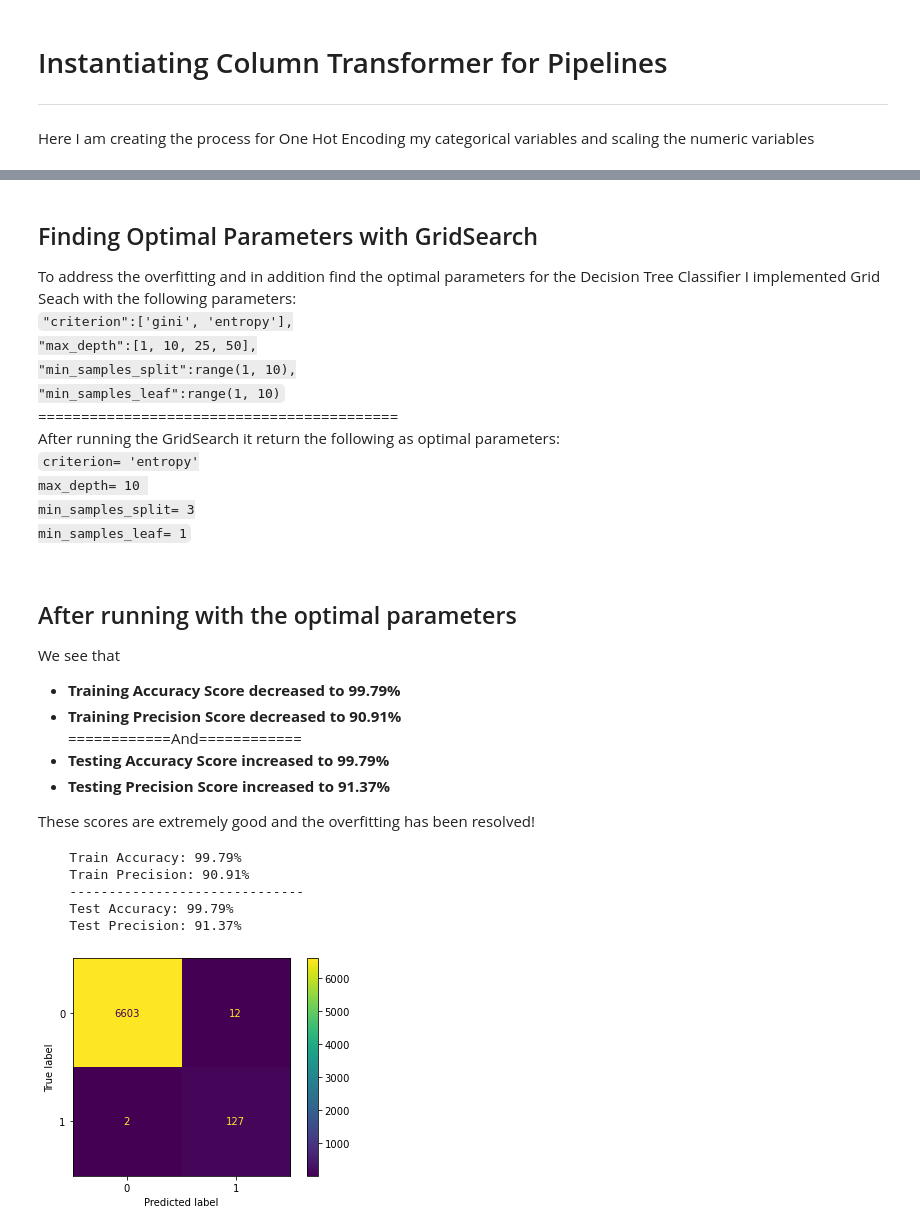
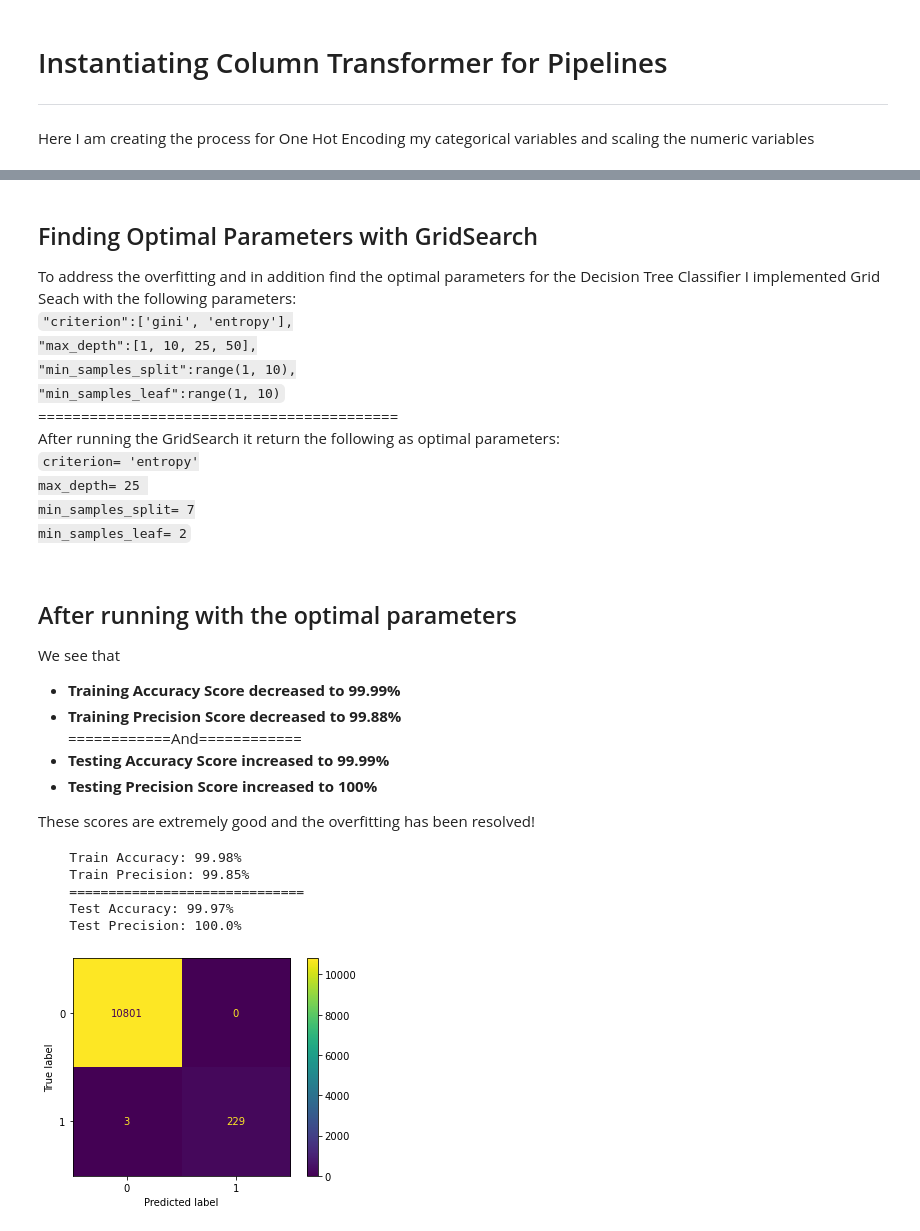
Before and after one commit to cjunhyuk/Kayak_Price_Analysis, a Jupyter notebook: Modeling.ipynb, the cells around one changed output, grey strips where cells are left out. Cells and saved outputs as stored; diff of their text form; code cells hidden in the pictures.

```diff
--- a/Modeling.ipynb
+++ b/Modeling.ipynb
@@ -326,7 +326,7 @@ model_fit_print(dtree_model, X, y)
 ==========================================<br>
 After running the GridSearch it return the following as optimal parameters:<br>
 <code>criterion= 'entropy'
-max_depth= 10
-min_samples_split= 3
-min_samples_leaf= 1</code><p>
+max_depth= 25
+min_samples_split= 7
+min_samples_leaf= 2</code><p>
 # %%
@@ -352,29 +352,29 @@ min_samples_leaf= 1</code><p>
 
 We see that
 <ul>
-    <li><b>Training Accuracy Score decreased to 99.79%</b></li>
-    <li><b>Training Precision Score decreased to 90.91%</b></li>
+    <li><b>Training Accuracy Score decreased to 99.99%</b></li>
+    <li><b>Training Precision Score decreased to 99.88%</b></li>
     ============And============
-    <li><b>Testing Accuracy Score increased to 99.79%</b></li>
-    <li><b>Testing Precision Score increased to 91.37%</b></li>
+    <li><b>Testing Accuracy Score increased to 99.99%</b></li>
+    <li><b>Testing Precision Score increased to 100%</b></li>
 </ul>
 These scores are extremely good and the overfitting has been resolved!
 # %%
 dtree_model2 = imbpipline(steps=[
     ("preprocessor", preprocessor),
     ('SMOTE', SMOTE(random_state = 32)),
-    ("dtree", DecisionTreeClassifier(criterion= 'entropy', max_depth= 10, min_samples_split= 3,
-                                    min_samples_leaf= 1, random_state= 32))
+    ("dtree", DecisionTreeClassifier(criterion= 'entropy', max_depth= 25, min_samples_split= 7,
+                                    min_samples_leaf= 2, random_state= 32))
 ])
 
 model_fit_print(dtree_model2, X, y)
 # %% [output]
-    Train Accuracy: 99.79%
-    Train Precision: 90.91%
-    ------------------------------
-    Test Accuracy: 99.79%
-    Test Precision: 91.37%
+    Train Accuracy: 99.98%
+    Train Precision: 99.85%
+    ==============================
+    Test Accuracy: 99.97%
+    Test Precision: 100.0%
-[figure, old version]
+[figure, new version]
 # %%
 knn_model = imbpipline(steps=[
     ("preprocessor", preprocessor),
```
Also changed, not shown: parts of 37 cells of this notebook.
